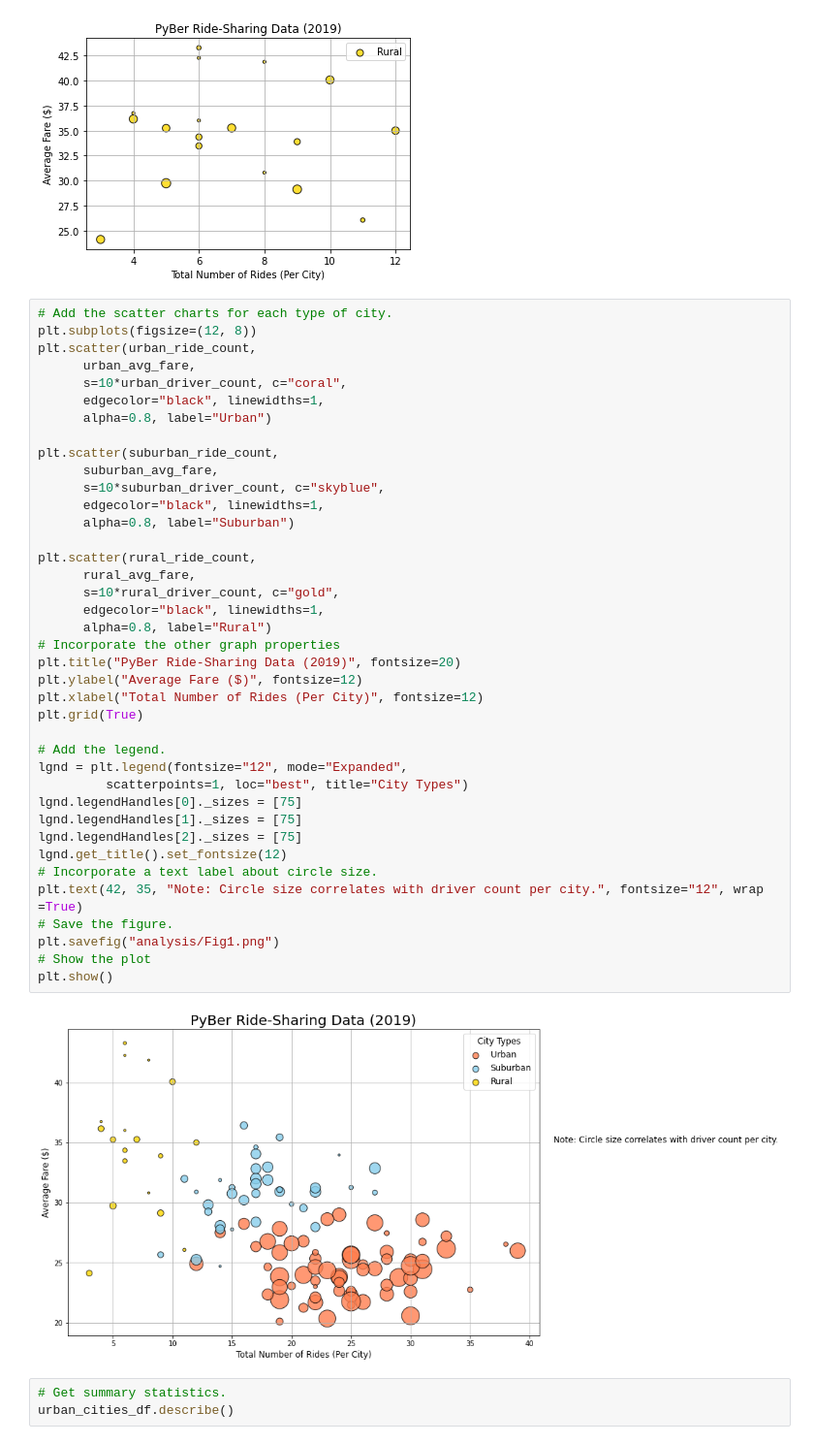
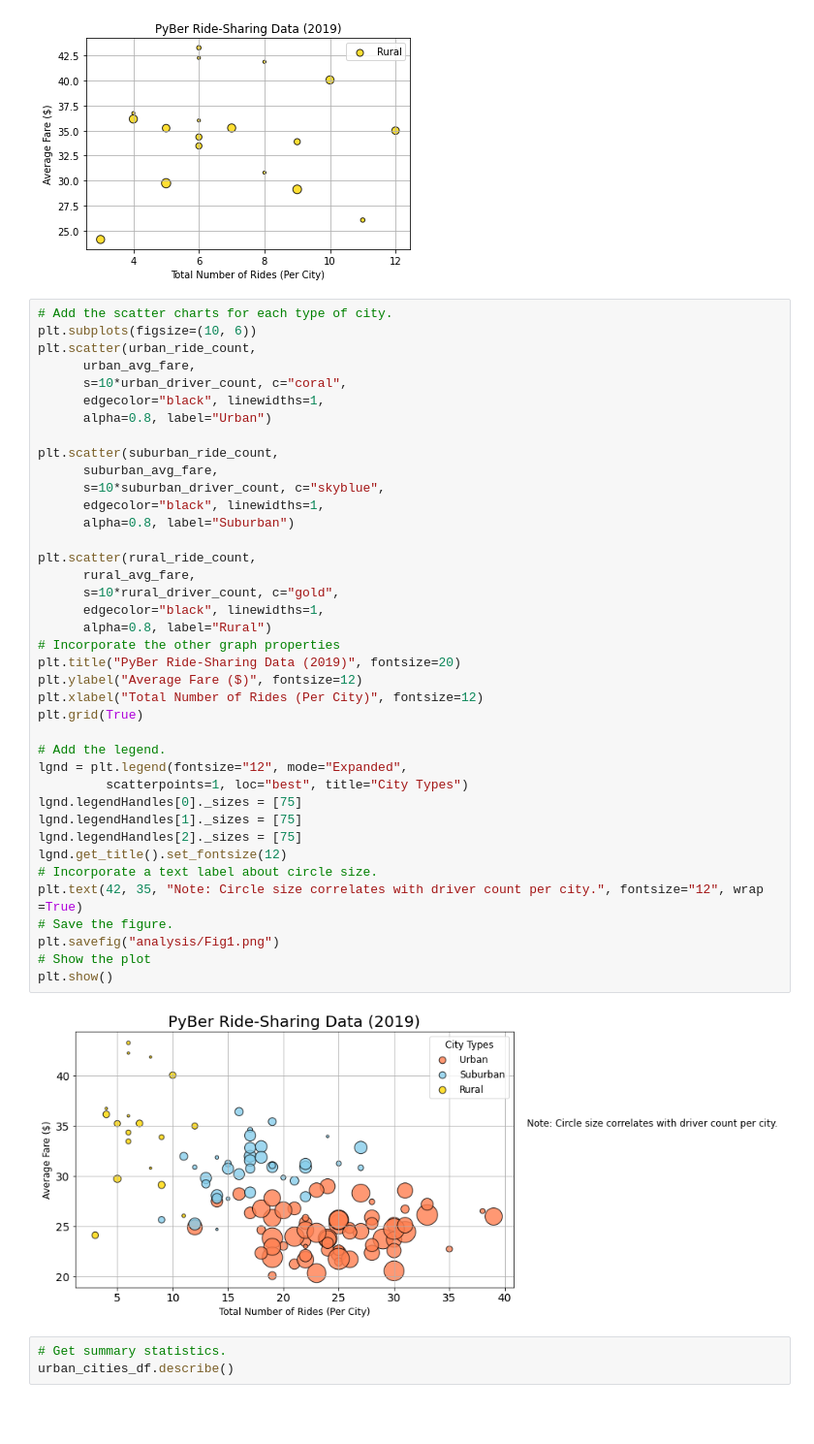
Before and after one commit to RussellShelley/PyBer_Analysis, a Jupyter notebook: PyBer.ipynb, the cells around one changed output. Shown: that part at 97% size. Saved outputs shown, nothing was run; the diff lists cells and outputs as text; blank space fills up the shorter version.

```diff
--- a/PyBer.ipynb
+++ b/PyBer.ipynb
@@ -260,7 +260,7 @@ plt.legend()
 [figure]
 # %%
 # Add the scatter charts for each type of city.
-plt.subplots(figsize=(12, 8))
+plt.subplots(figsize=(10, 6))
 plt.scatter(urban_ride_count,
       urban_avg_fare,
       s=10*urban_driver_count, c="coral",
@@ -271,34 +271,34 @@ plt.scatter(suburban_ride_count,
       suburban_avg_fare,
       s=10*suburban_driver_count, c="skyblue",
       edgecolor="black", linewidths=1,
       alpha=0.8, label="Suburban")
 
 plt.scatter(rural_ride_count,
       rural_avg_fare,
       s=10*rural_driver_count, c="gold",
       edgecolor="black", linewidths=1,
       alpha=0.8, label="Rural")
 # Incorporate the other graph properties
 plt.title("PyBer Ride-Sharing Data (2019)", fontsize=20)
 plt.ylabel("Average Fare ($)", fontsize=12)
 plt.xlabel("Total Number of Rides (Per City)", fontsize=12)
 plt.grid(True)
 
 # Add the legend.
 lgnd = plt.legend(fontsize="12", mode="Expanded",
          scatterpoints=1, loc="best", title="City Types")
 lgnd.legendHandles[0]._sizes = [75]
 lgnd.legendHandles[1]._sizes = [75]
 lgnd.legendHandles[2]._sizes = [75]
 lgnd.get_title().set_fontsize(12)
 # Incorporate a text label about circle size.
 plt.text(42, 35, "Note: Circle size correlates with driver count per city.", fontsize="12", wrap =True)
 # Save the figure.
 plt.savefig("analysis/Fig1.png")
 # Show the plot
 plt.show()
 # %% [output]
-[figure, old version]
+[figure, new version]
 # %%
 # Get summary statistics.
 urban_cities_df.describe()
```
Also changed, not shown: parts of 1 cell of this notebook, 4 other files.
